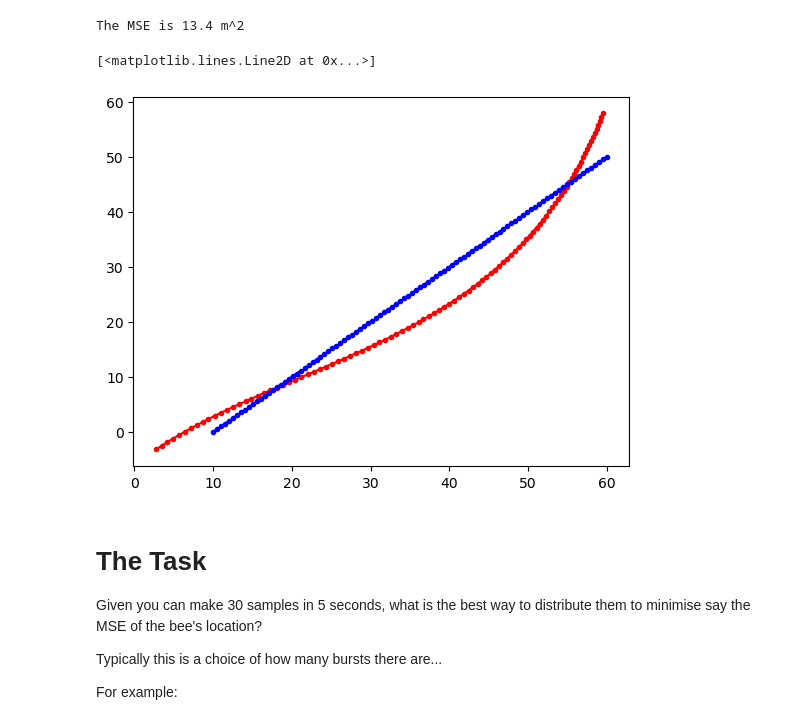
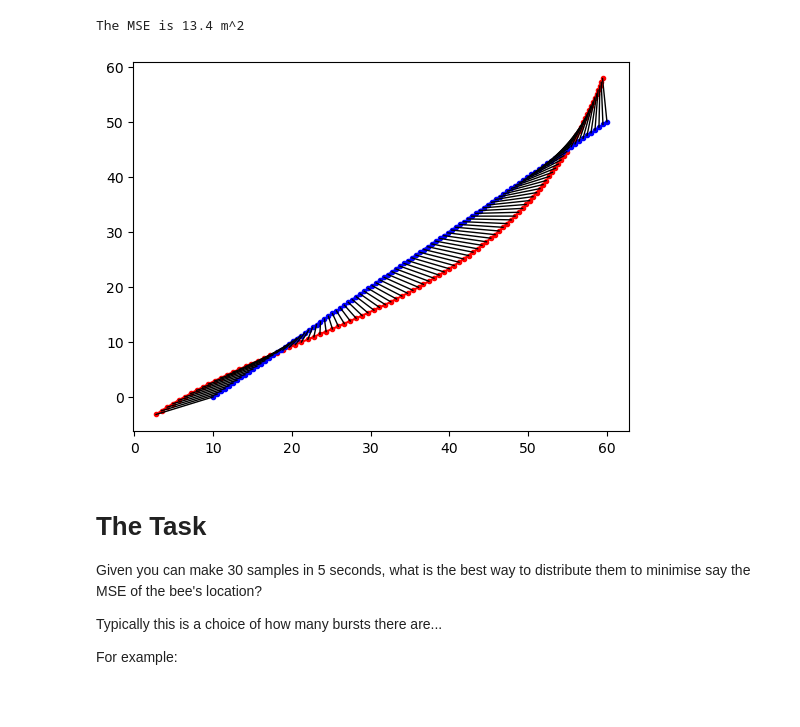
Before and after one commit to lionfish0/experimentation, a Jupyter notebook: Zinia_project.ipynb, the cells around one changed output. Drawn from its saved outputs; the diff is of its cells as text; code cells hidden in the pictures.

```diff
--- a/Zinia_project.ipynb
+++ b/Zinia_project.ipynb
@@ -156,13 +156,12 @@ The MSE is 13.4 m^2
 # %%
 plt.plot(predLocations[:,0],predLocations[:,1],'r.-')
 plt.plot(true_locations_at_test_times[:,0],true_locations_at_test_times[:,1],'b.--')
 
 
-#for p,t in zip(predLocations,demo.trueLocations):
-    #plt.plot([p[0],t[0]],[p[1],t[1]],'-k',lw=1)
+for p,t in zip(predLocations,true_locations_at_test_times):
+    plt.plot([p[0],t[0]],[p[1],t[1]],'-k',lw=1)
 # %% [output]
-[<matplotlib.lines.Line2D at 0x...>]
-[figure, old version]
+[figure, new version]
 # %% [markdown]
 # The Task
 
```
